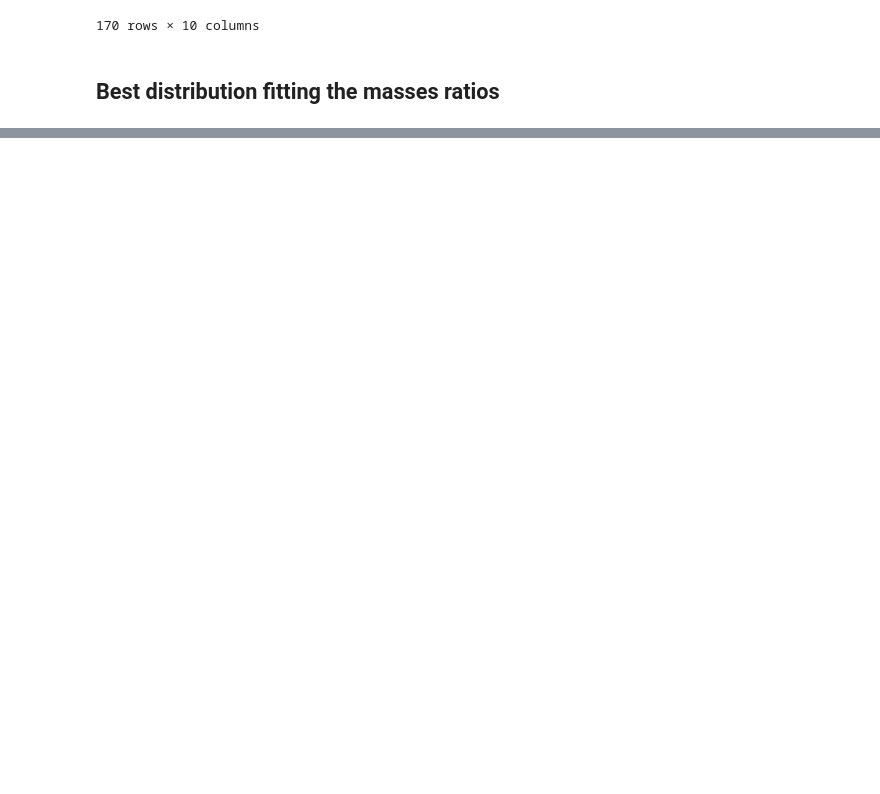
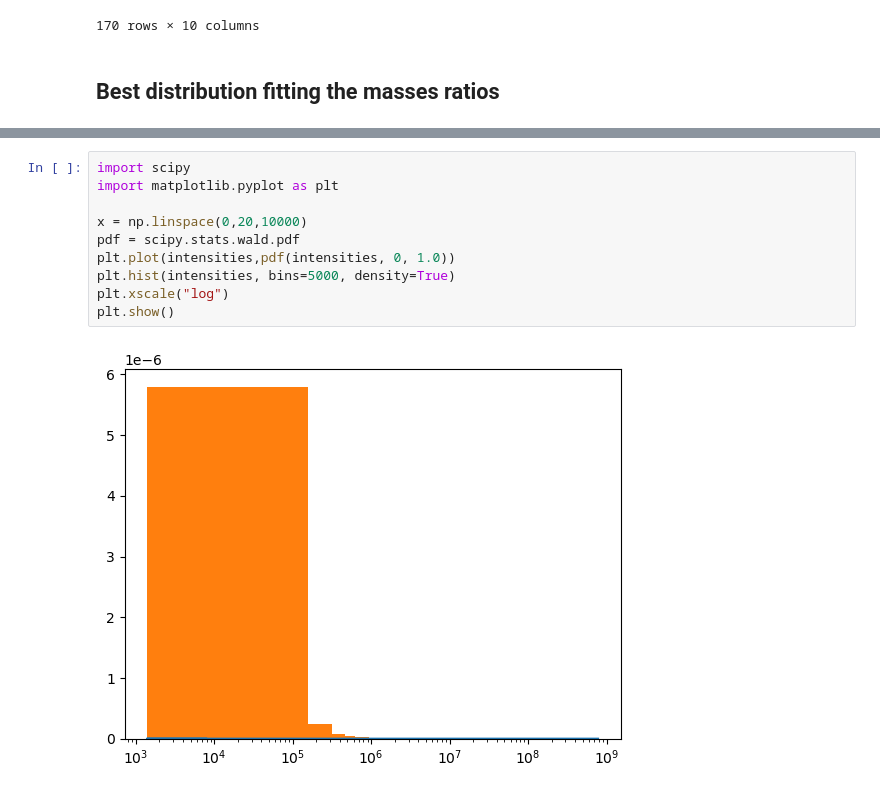
Before and after one commit to LucaCappelletti94/mascot-rs, a Jupyter notebook: Data distribution study.ipynb, the cells around one changed output, grey strips where cells are left out. Saved outputs shown, nothing was run; the diff lists cells and outputs as text; blank space fills up the shorter version.

```diff
--- a/Data distribution study.ipynb
+++ b/Data distribution study.ipynb
@@ -59,0 +106,12 @@ results[results.data_name == "Intensities"].sort_values(["pvalue", "statistic"])
+# %%
+import scipy
+import matplotlib.pyplot as plt
+
+x = np.linspace(0,20,10000)
+pdf = scipy.stats.wald.pdf
+plt.plot(intensities,pdf(intensities, 0, 1.0))
+plt.hist(intensities, bins=5000, density=True)
+plt.xscale("log")
+plt.show()
+# %% [output]
+[figure, added]
```
Also changed, not shown: parts of 8 cells of this notebook, 1 other file.
